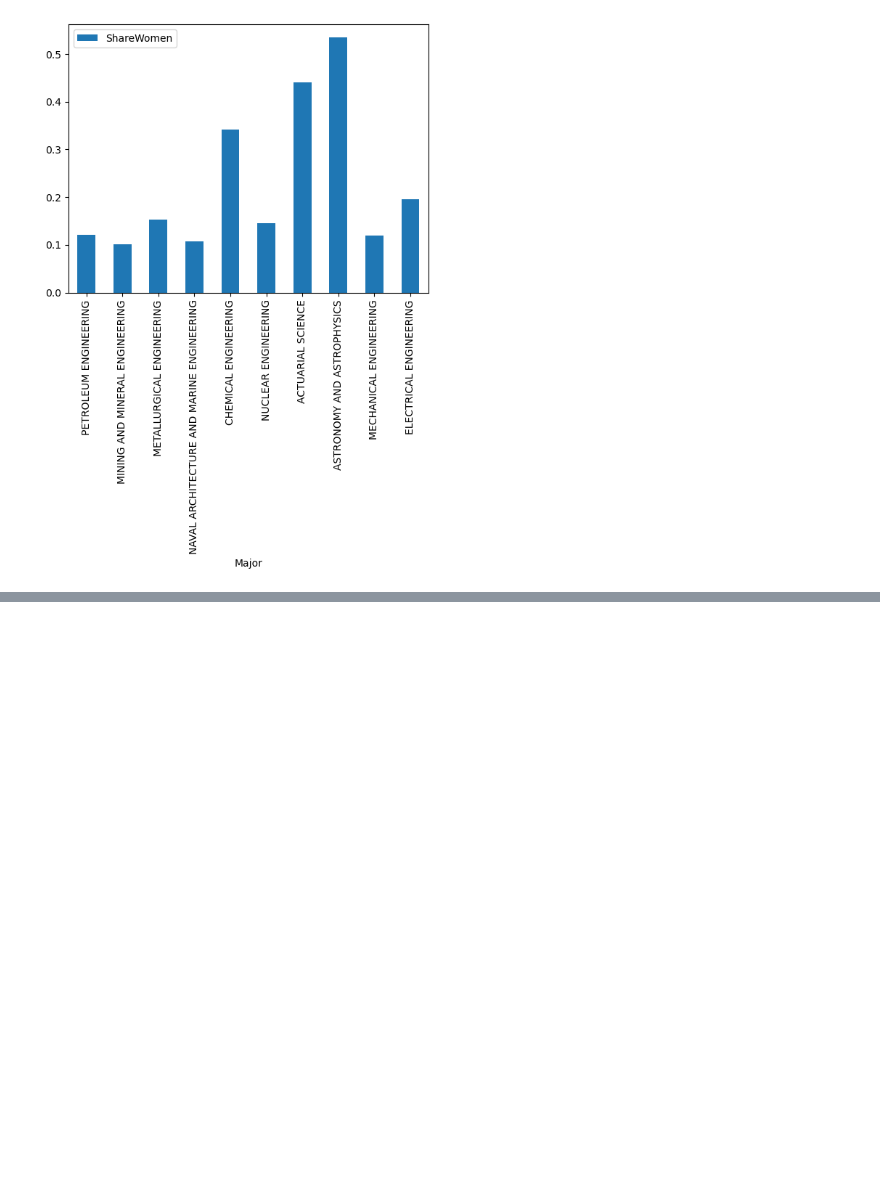
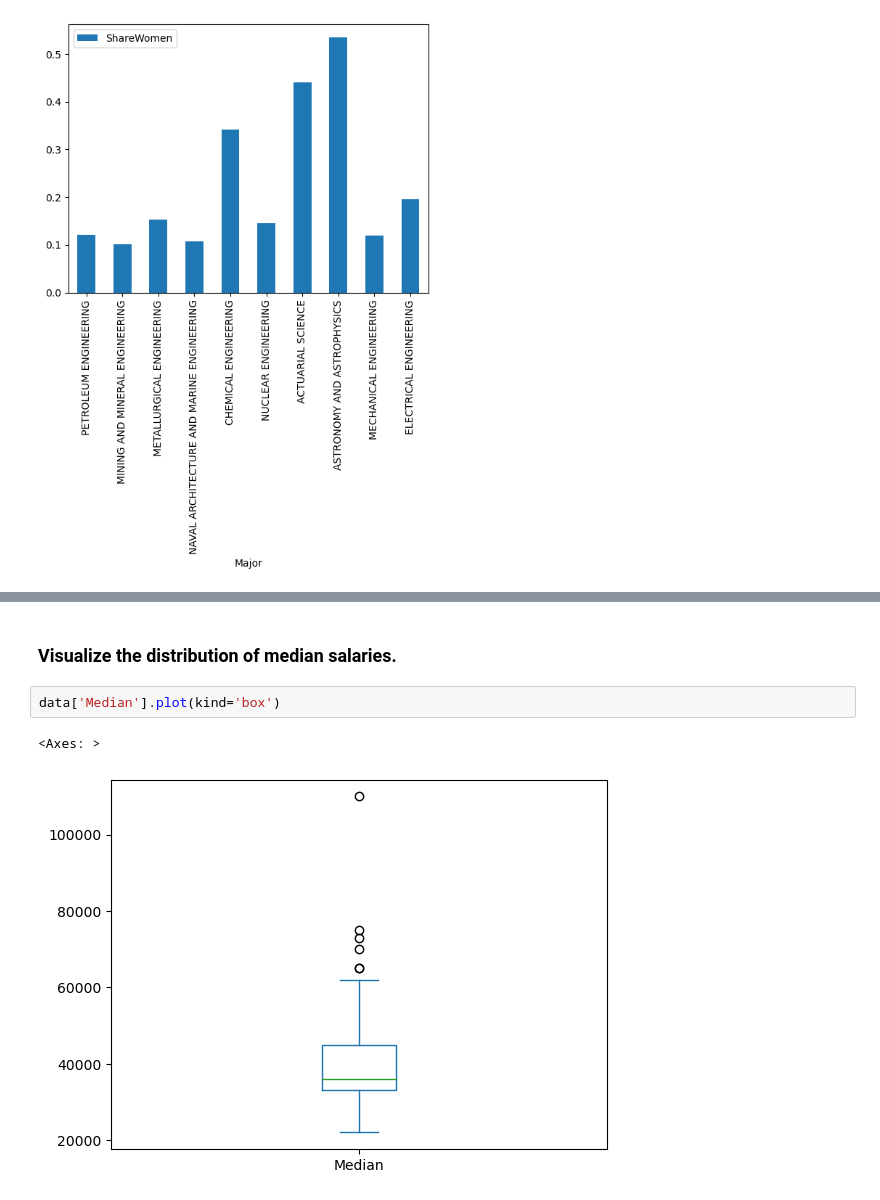
Before and after one commit to Nimaga95/Data_Science_Project-1, a Jupyter notebook: data_exploratory.ipynb, the cells around one changed output, grey strips where cells are left out. Cells and saved outputs as stored; diff of their text form; blank space fills up the shorter version.

```diff
--- a/data_exploratory.ipynb
+++ b/data_exploratory.ipynb
@@ -160,0 +175,7 @@ data[:10].plot.bar(x = 'Major', y = 'ShareWomen')
+# %% [markdown]
+### Visualize the distribution of median salaries.
+# %%
+data['Median'].plot(kind='box')
+# %% [output]
+<Axes: >
+[figure, added]
```
Also changed, not shown: parts of 4 cells of this notebook.
